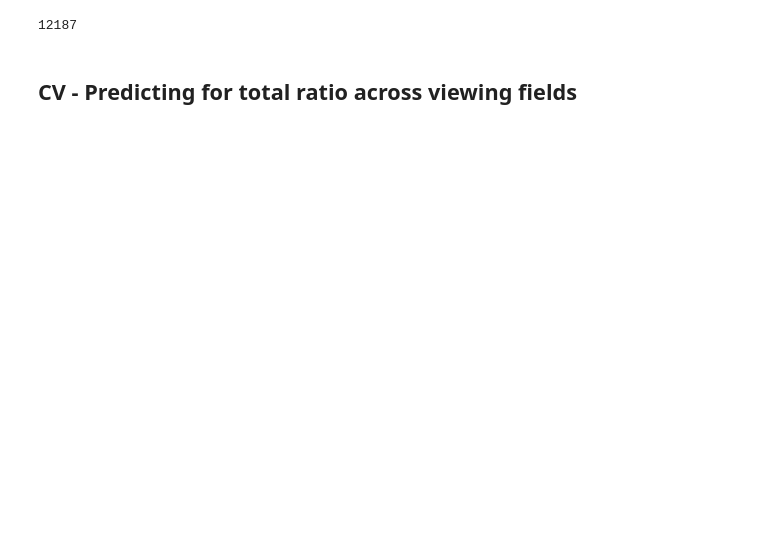
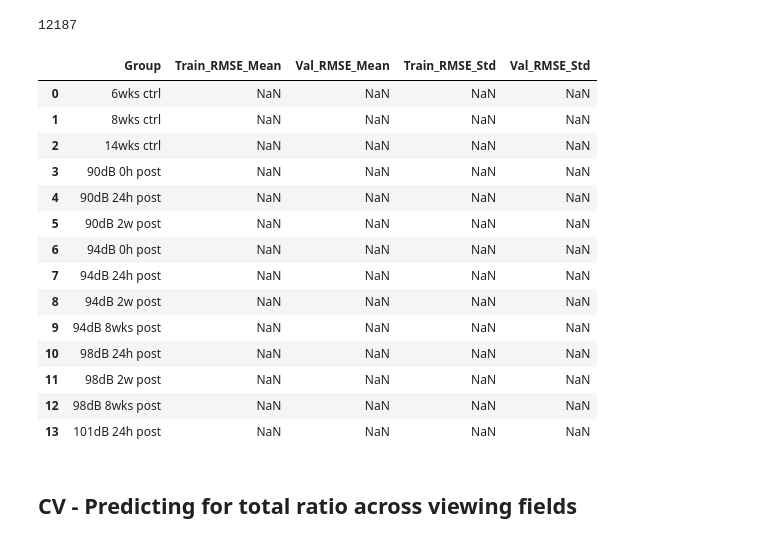
Before and after one commit to caylamiller/ABR2synapse, a Jupyter notebook: abra_submission.ipynb, the cells around one changed output. Drawn from its saved outputs; the diff is of its cells as text; code cells hidden in the pictures; blank space fills up the shorter version.

```diff
--- a/abra_submission.ipynb
+++ b/abra_submission.ipynb
@@ -1182,16 +1166,16 @@ for subject in np.unique(final_clean_strained_grouped_pos_cleangroup_vs_timed2_a
     train_indices.update(train_subject_indices)
 
 
-# x_inputs = ['Subject', 'Freq(kHz) (x1)', 'Level(dB) (x2)', 'Amplitude (x3)', 'vx (x4)', 'Strain (x5)', 'Group']
-# y_inputs = ['Subject', 'Freq(kHz) (x1)', 'Level(dB) (x2)', 'Amplitude (x3)', 'Synapses to IHC (y1)', 'Synapse to IHC Ratio per Freq (y2)']
-# X_train10 = final_clean_strained_grouped_pos_cleangroup_vs_timed2_avgvx.loc[list(train_indices), x_inputs].reset_index(drop=True)
-# X_test10 = final_clean_strained_grouped_pos_cleangroup_vs_timed2_avgvx.loc[list(test_indices), x_inputs].reset_index(drop=True)
+x_inputs = ['Subject', 'Freq(kHz) (x1)', 'Level(dB) (x2)', 'Amplitude (x3)', 'vx (x4)', 'Strain (x5)', 'Group']
+y_inputs = ['Subject', 'Freq(kHz) (x1)', 'Level(dB) (x2)', 'Amplitude (x3)', 'Synapses to IHC (y1)', 'Synapse to IHC Ratio per Freq (y2)']
+X_train10 = final_clean_strained_grouped_pos_cleangroup_vs_timed2_avgvx.loc[list(train_indices), x_inputs].reset_index(drop=True)
+X_test10 = final_clean_strained_grouped_pos_cleangroup_vs_timed2_avgvx.loc[list(test_indices), x_inputs].reset_index(drop=True)
 
-# y1_train10 = final_clean_strained_grouped_pos_cleangroup_vs_timed2_avgvx.loc[list(train_indices), y_inputs].reset_index(drop=True)
-# y1_test10 = final_clean_strained_grouped_pos_cleangroup_vs_timed2_avgvx.loc[list(test_indices), y_inputs].reset_index(drop=True)
+y1_train10 = final_clean_strained_grouped_pos_cleangroup_vs_timed2_avgvx.loc[list(train_indices), y_inputs].reset_index(drop=True)
+y1_test10 = final_clean_strained_grouped_pos_cleangroup_vs_timed2_avgvx.loc[list(test_indices), y_inputs].reset_index(drop=True)
 
-# y2_train10 = final_clean_strained_grouped_pos_cleangroup_vs_timed2_avgvx.loc[list(train_indices), y_inputs].reset_index(drop=True)
-# y2_test10 = final_clean_strained_grouped_pos_cleangroup_vs_timed2_avgvx.loc[list(test_indices), y_inputs].reset_index(drop=True)
+y2_train10 = final_clean_strained_grouped_pos_cleangroup_vs_timed2_avgvx.loc[list(train_indices), y_inputs].reset_index(drop=True)
+y2_test10 = final_clean_strained_grouped_pos_cleangroup_vs_timed2_avgvx.loc[list(test_indices), y_inputs].reset_index(drop=True)
 
 y1_inputs = ['Subject', 'Freq(kHz) (x1)', 'Level(dB) (x2)', 'Amplitude (x3)', 'vx (x4)', 'Strain (x5)', 'Group', 'Synapses to IHC (y1)']
 y2_inputs = ['Subject', 'Freq(kHz) (x1)', 'Level(dB) (x2)', 'Amplitude (x3)', 'vx (x4)', 'Strain (x5)', 'Group', 'Synapse to IHC Ratio per Freq (y2)']
@@ -1449,6 +1467,42 @@ predict_per_freq_train[(predict_per_freq_train['Subject'] == 'WPZ145')\
 len(final_clean_strained_grouped_pos_cleangroup_vs_timed2_avgvx)
 # %% [output]
 12187
+# %%
+db98data = pd.DataFrame(group_metrics_df.iloc[-1,:]).T
+group_metrics_df_copy = group_metrics_df.copy()
+group_metrics_df_copy.iloc[-1,:] = group_metrics_df_copy.iloc[0,:]
+group_metrics_df_copy = group_metrics_df_copy[1:]
+# group_metrics_df_copy.iloc[0,:] = group_metrics_df_copy.iloc[1,:]
+r14 = group_metrics_df_copy.iloc[0,:]
+r6 = group_metrics_df_copy.iloc[1,:]
+r8 = group_metrics_df_copy.iloc[2,:]
+group_metrics_df_copy.iloc[0,:] = r6
+group_metrics_df_copy.iloc[1,:] = r8
+group_metrics_df_copy.iloc[2,:] = r14
+# group_metrics_df_copy['Group'] = group_metrics_df_copy['Group'].apply(lambda x: f"'{x}'")
+db101 = pd.DataFrame(group_metrics_df_copy.iloc[-1,:]).T
+group_metrics_df_copy.drop(group_metrics_df_copy.tail(1).index,inplace=True)
+# group_metrics_df_copy = pd.concat([group_metrics_df_copy, db98data], axis=0)
+# group_metrics_df_copy = pd.concat([group_metrics_df_copy, db101], axis=0)
+group_metrics_df_copy_final = pd.concat([group_metrics_df_copy, db98data, db101], ignore_index=True)
+
+group_metrics_df_copy_final
+# %% [output]
+|  | Group | Train_RMSE_Mean | Val_RMSE_Mean | Train_RMSE_Std | Val_RMSE_Std |
+| 0 | 6wks ctrl | NaN | NaN | NaN | NaN |
+| 1 | 8wks ctrl | NaN | NaN | NaN | NaN |
+| 2 | 14wks ctrl | NaN | NaN | NaN | NaN |
+| 3 | 90dB 0h post | NaN | NaN | NaN | NaN |
+| 4 | 90dB 24h post | NaN | NaN | NaN | NaN |
+| 5 | 90dB 2w post | NaN | NaN | NaN | NaN |
+| 6 | 94dB 0h post | NaN | NaN | NaN | NaN |
+| 7 | 94dB 24h post | NaN | NaN | NaN | NaN |
+| 8 | 94dB 2w post | NaN | NaN | NaN | NaN |
+| 9 | 94dB 8wks post | NaN | NaN | NaN | NaN |
+| 10 | 98dB 24h post | NaN | NaN | NaN | NaN |
+| 11 | 98dB 2w post | NaN | NaN | NaN | NaN |
+| 12 | 98dB 8wks post | NaN | NaN | NaN | NaN |
+| 13 | 101dB 24h post | NaN | NaN | NaN | NaN |
 # %% [markdown]
 ## CV - Predicting for total ratio across viewing fields
 # %%
```
Also changed, not shown: parts of 5 cells of this notebook, 1 other file.
